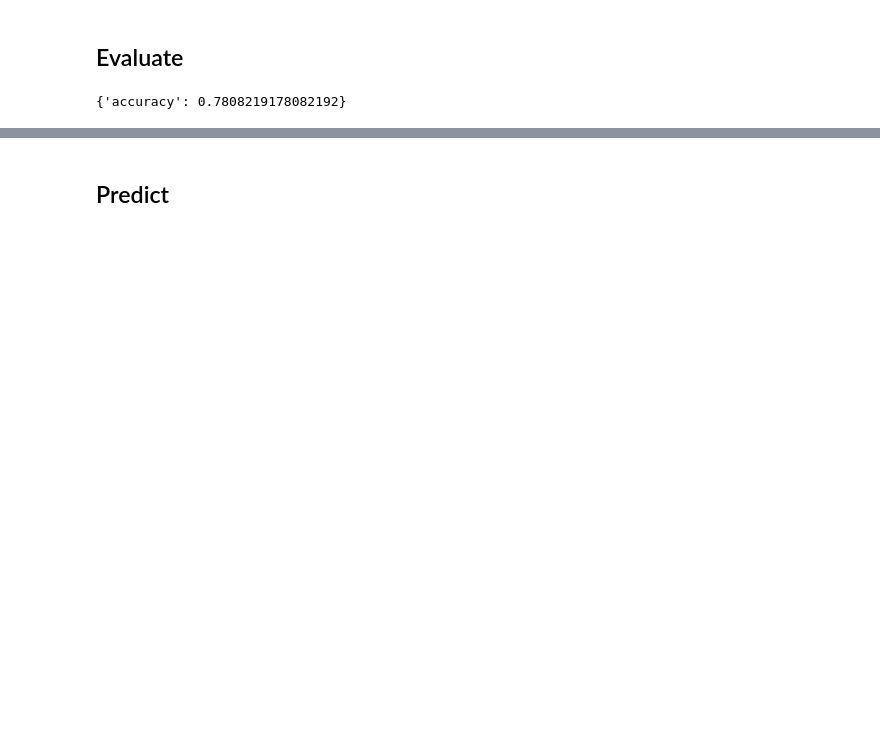
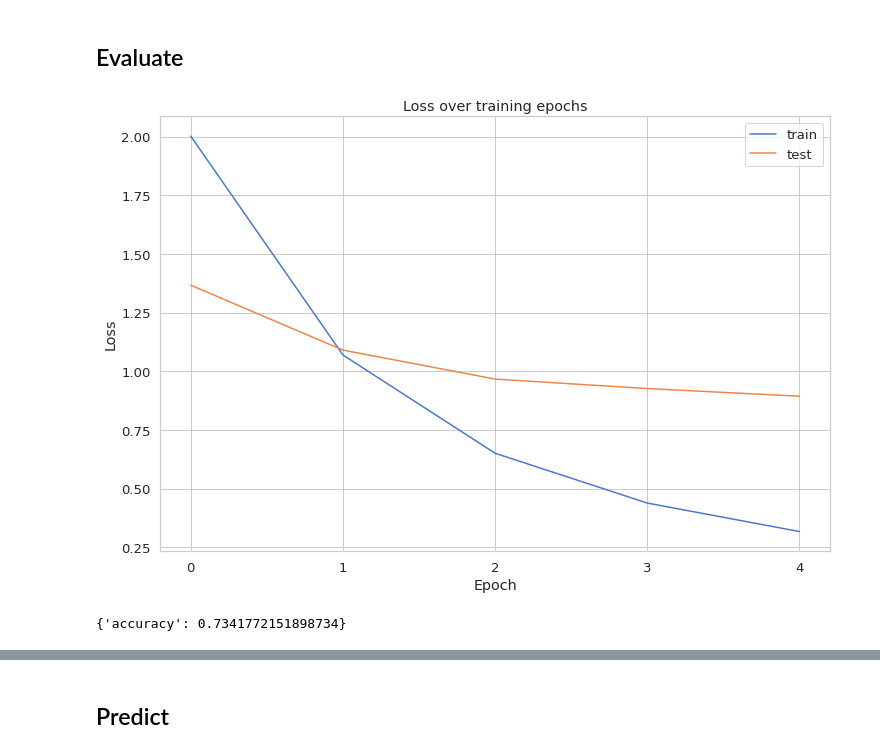
Before and after one commit to nemoware/doc-classifier, a Jupyter notebook: create-model.ipynb, the cells around one changed output, grey strips where cells are left out. Saved outputs shown, nothing was run; the diff lists cells and outputs as text; code cells hidden in the pictures; blank space fills up the shorter version.

```diff
--- a/create-model.ipynb
+++ b/create-model.ipynb
@@ -299,7 +296,7 @@ batches_per_epoch = len(encoded_dataset["train"]) // batch_size
 total_train_steps = int(batches_per_epoch * num_epochs)
 
 optimizer, schedule = create_optimizer(
-    init_lr=2e-5, num_warmup_steps=0, num_train_steps=total_train_steps
+    init_lr=1e-5, num_warmup_steps=2, num_train_steps=total_train_steps
 )
 model.compile(optimizer=optimizer, loss=loss)
 # %%
@@ -317,7 +314,7 @@ from transformers.keras_callbacks import PushToHubCallback
 model_name = model_checkpoint.split("/")[-1]
 
 
-model.fit(
+r = model.fit(
     tf_train_dataset,
     validation_data=tf_validation_dataset,
     epochs=num_epochs,
@@ -337,0 +334,3 @@ Epoch 5/5
+# %%
+history = r
+r.history
@@ -338,9 +348,24 @@ Epoch 5/5
 # %% [markdown]
 ## Evaluate
+# %%
+from matplotlib.ticker import MaxNLocator
+#@title Loss over training epochs
+ax = plt.figure().gca()
+ax.xaxis.set_major_locator(MaxNLocator(integer=True))
+
+ax.plot(history.history['loss'])
+ax.plot(history.history['val_loss'])
+plt.ylabel('Loss')
+plt.xlabel('Epoch')
+plt.legend(['train', 'test'])
+plt.title('Loss over training epochs')
+plt.show();
+# %% [output]
+[figure, added]
 # %%
 predictions = model.predict(tf_validation_dataset)["logits"]
 # %%
 import numpy as np
 compute_metrics(predictions, np.array(encoded_dataset['test']["path"]))
 # %% [output]
-{'accuracy': 0.7808219178082192}
+{'accuracy': 0.7341772151898734}
```
Also changed, not shown: parts of 23 cells of this notebook.
